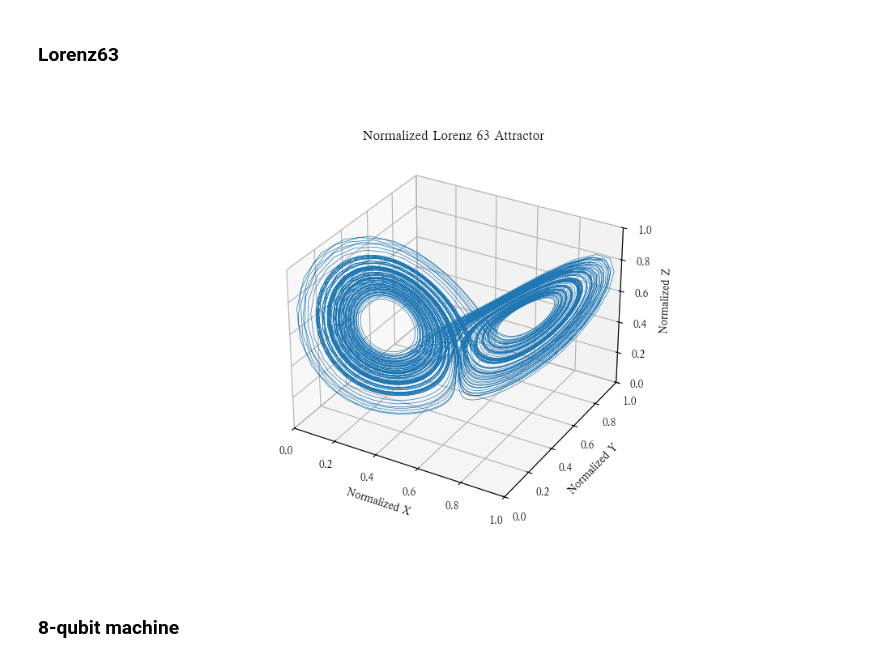
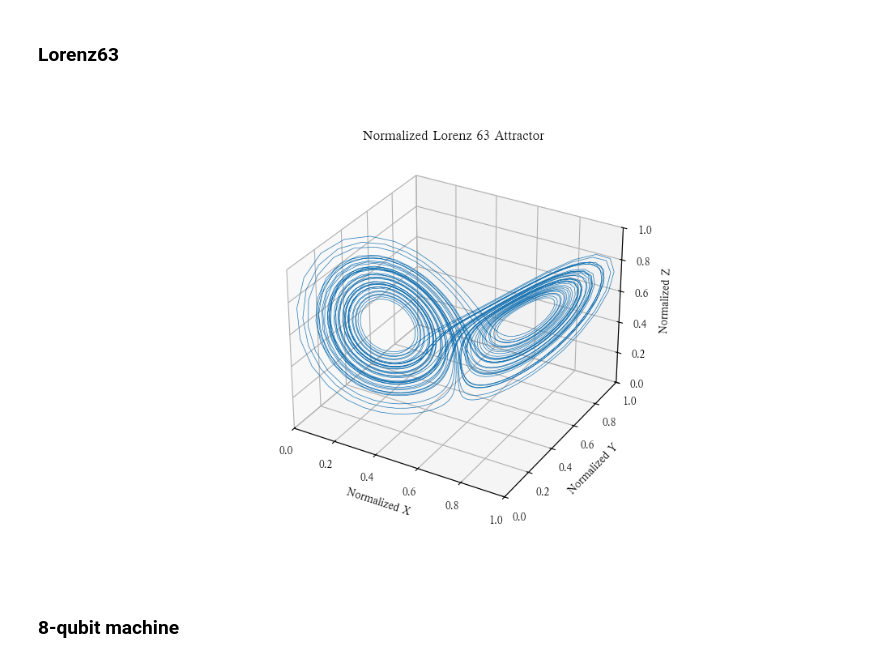
Before and after one commit to yyd6190/QRC_project1, a Jupyter notebook: 8q-v.ipynb, the cells around one changed output. Drawn from its saved outputs; the diff is of its cells as text; code cells hidden in the pictures.

```diff
--- a/8q-v.ipynb
+++ b/8q-v.ipynb
@@ -31,7 +31,7 @@ def L63_rhs(x, sigma=10.0, rho=28.0, beta=8/3):
     dx[2] = x[0]*x[1] - beta*x[2]
     return dx
 
-def integrate_lorenz63(x0, num_steps=5500, dt=0.02):
+def integrate_lorenz63(x0, num_steps=2500, dt=0.02):
     """执行数值积分"""
     trajectory = np.zeros((num_steps, 3))
     trajectory[0] = x0
@@ -44,36 +44,36 @@ def normalize_trajectory(trajectory):
     # 计算每个坐标轴的极值
     mins = np.min(trajectory, axis=0)
     maxs = np.max(trajectory, axis=0)
 
     # 线性归一化公式：new = (original - min)/(max - min)
     normalized =(trajectory - mins) / (maxs - mins)
     return normalized
 
 # 参数设置
 x0 = np.array([1.508870, -1.531271, 25.46091])  # 混沌初值
 traj = integrate_lorenz63(x0)
 
 # 应用归一化
 traj_normalized = normalize_trajectory(traj)
 
 # 划分训练集和测试集
-train_data = traj_normalized[:5000]
-test_data = traj_normalized[5000:5500]
+train_data = traj_normalized[:2000]
+test_data = traj_normalized[2000:5500]
 
 # 绘制归一化后的轨迹
 fig = plt.figure(figsize=(10,6))
 ax = fig.add_subplot(111, projection='3d')
 ax.plot(traj_normalized[:,0], traj_normalized[:,1], traj_normalized[:,2], lw=0.5)
 ax.set_xlim([0, 1])
 ax.set_ylim([0, 1])
 ax.set_zlim([0, 1])
 ax.set_xlabel("Normalized X")
 ax.set_ylabel("Normalized Y")
 ax.set_zlabel("Normalized Z")
 plt.title("Normalized Lorenz 63 Attractor")
 plt.show()
 # %% [output]
-[figure, old version]
+[figure, new version]
 # %% [markdown]
 ### 8-qubit machine
 # %%
```
Also changed, not shown: parts of 4 cells of this notebook, 4 other files.
